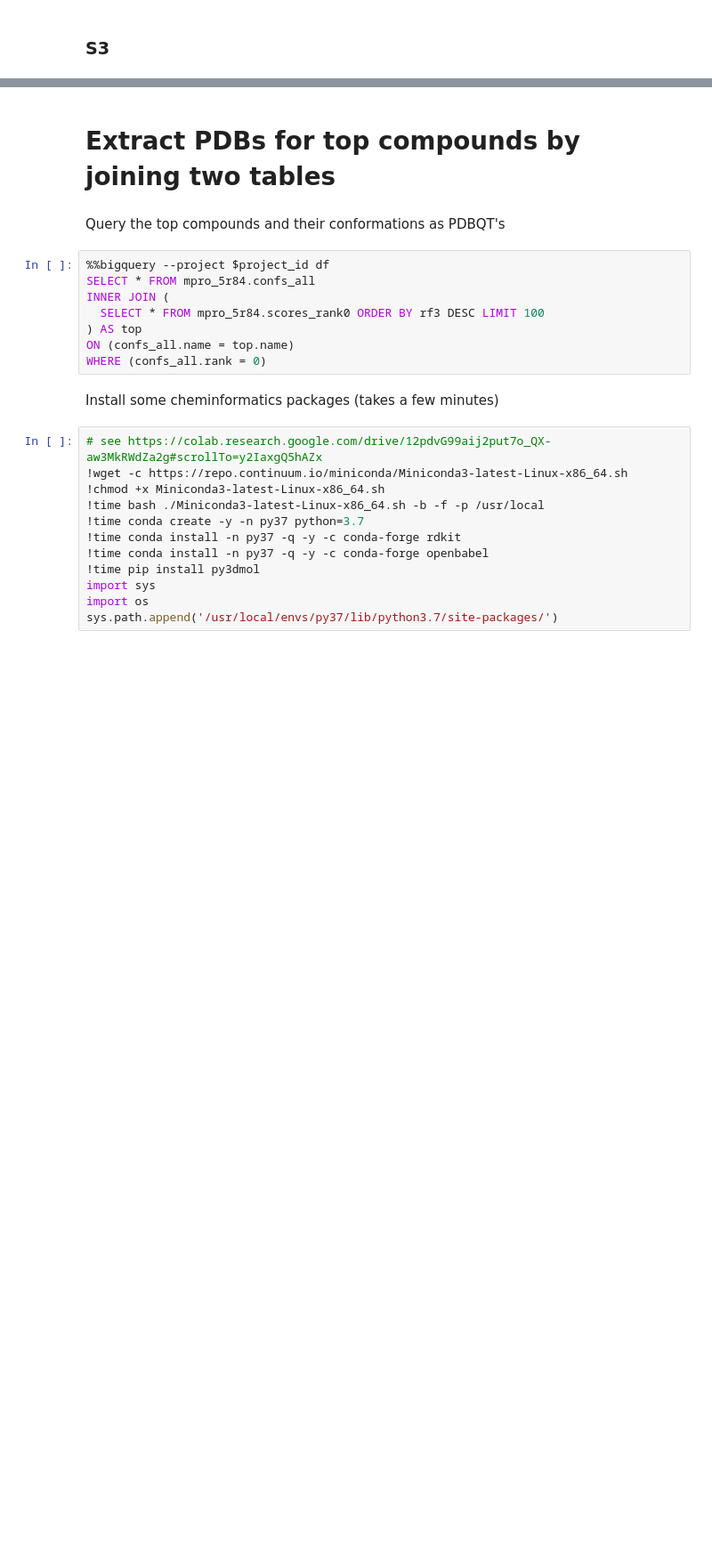
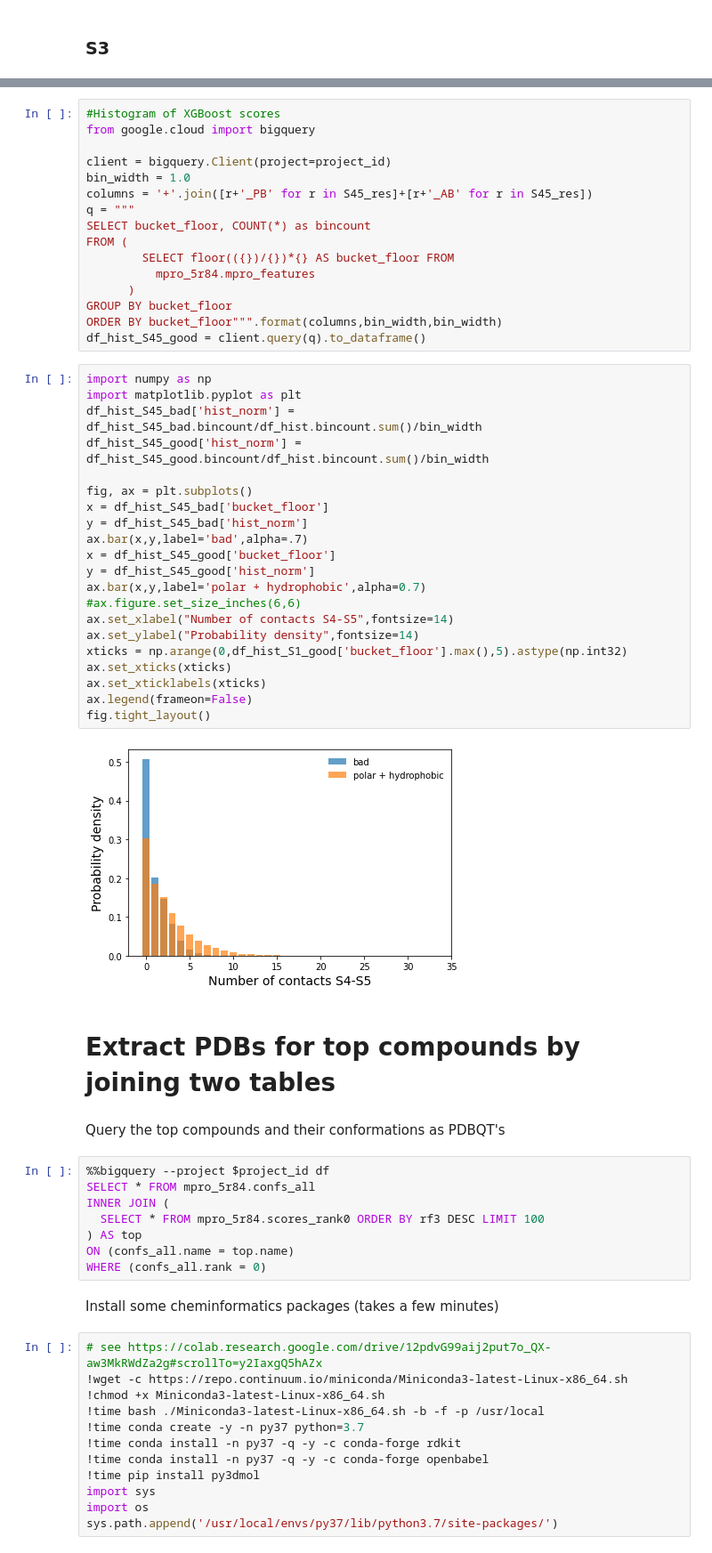
Before and after one commit to jglaser/gigadocking_notebooks, a Jupyter notebook: Gigadocking.ipynb, the cells around one changed output, grey strips where cells are left out. Shown at 89% size. Saved outputs shown, nothing was run; the diff lists cells and outputs as text; blank space fills up the shorter version.

```diff
--- a/Gigadocking.ipynb
+++ b/Gigadocking.ipynb
@@ -590,3 +605,42 @@ fig.tight_layout()
+# %%
+#Histogram of XGBoost scores
+from google.cloud import bigquery
+
+client = bigquery.Client(project=project_id)
+bin_width = 1.0
+columns = '+'.join([r+'_PB' for r in S45_res]+[r+'_AB' for r in S45_res])
+q = """
+SELECT bucket_floor, COUNT(*) as bincount
+FROM (
+        SELECT floor(({})/{})*{} AS bucket_floor FROM
+          mpro_5r84.mpro_features
+      )
+GROUP BY bucket_floor
+ORDER BY bucket_floor""".format(columns,bin_width,bin_width)
+df_hist_S45_good = client.query(q).to_dataframe()
+# %%
+import numpy as np
+import matplotlib.pyplot as plt
+df_hist_S45_bad['hist_norm'] = df_hist_S45_bad.bincount/df_hist.bincount.sum()/bin_width
+df_hist_S45_good['hist_norm'] = df_hist_S45_good.bincount/df_hist.bincount.sum()/bin_width
+
+fig, ax = plt.subplots()
+x = df_hist_S45_bad['bucket_floor']
+y = df_hist_S45_bad['hist_norm']
+ax.bar(x,y,label='bad',alpha=.7)
+x = df_hist_S45_good['bucket_floor']
+y = df_hist_S45_good['hist_norm']
+ax.bar(x,y,label='polar + hydrophobic',alpha=0.7)
+#ax.figure.set_size_inches(6,6)
+ax.set_xlabel("Number of contacts S4-S5",fontsize=14)
+ax.set_ylabel("Probability density",fontsize=14)
+xticks = np.arange(0,df_hist_S1_good['bucket_floor'].max(),5).astype(np.int32)
+ax.set_xticks(xticks)
+ax.set_xticklabels(xticks)
+ax.legend(frameon=False)
+fig.tight_layout()
+# %% [output]
+[figure, added]
 # %% [markdown]
 # Extract PDBs for top compounds by joining two tables
 # %% [markdown]
```
Also changed, not shown: parts of 10 cells of this notebook.
